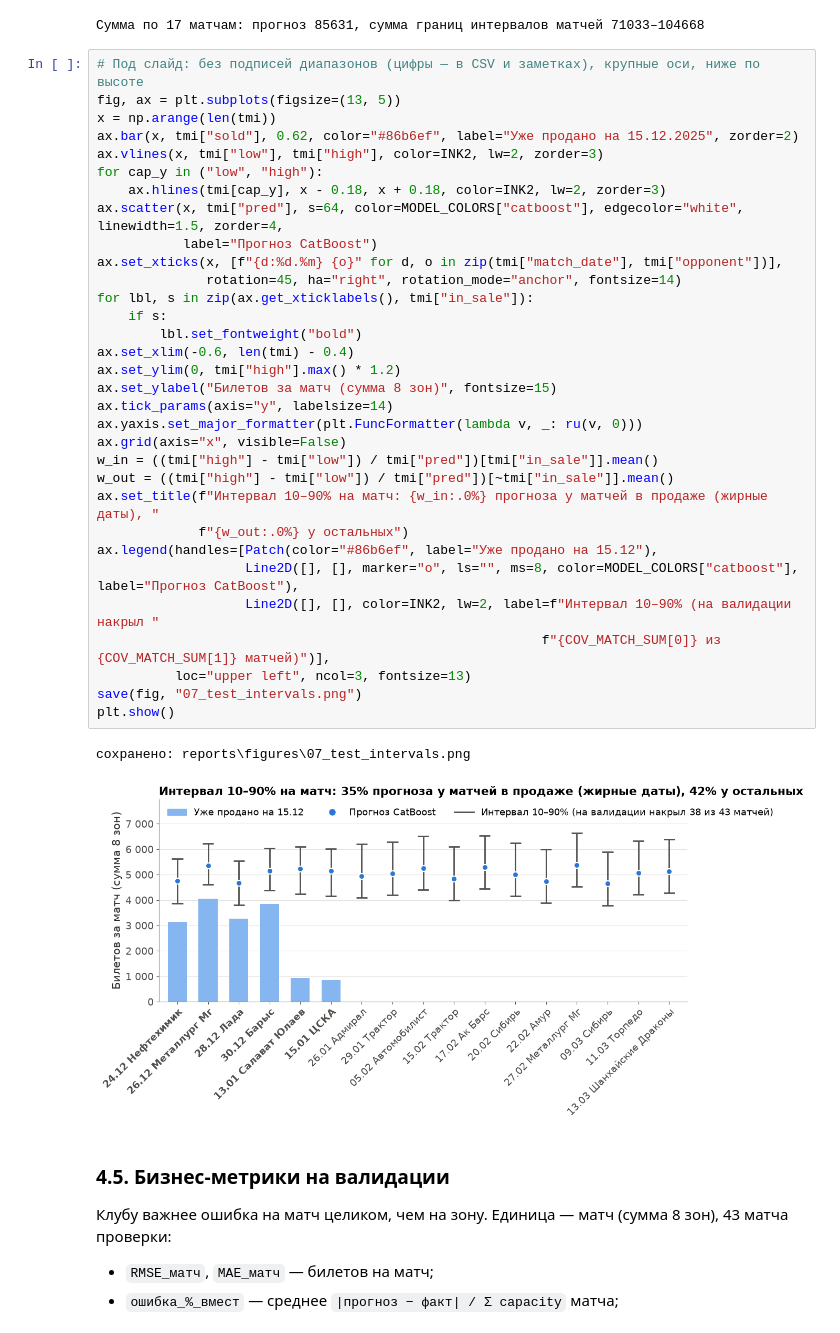
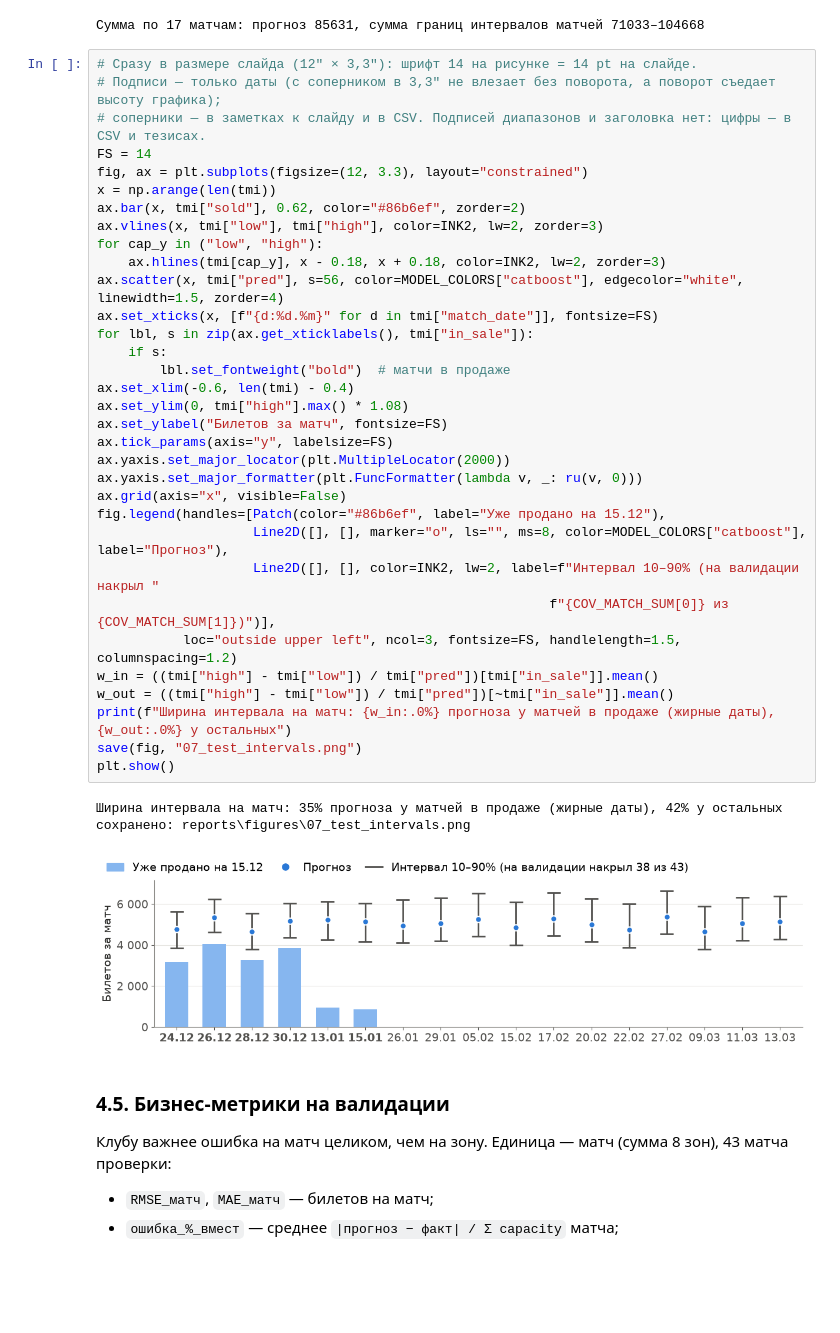
Before and after one commit to shertwg/datamatch-avangard, a Jupyter notebook: notebooks/04_report.ipynb, the cells around one changed output. Saved outputs shown, nothing was run; the diff lists cells and outputs as text; blank space fills up the shorter version.

Commit message:
Figure 07 at slide size
Co-Authored-By: Claude Opus 5.5 <noreply@anthropic.com>

```diff
--- a/notebooks/04_report.ipynb
+++ b/notebooks/04_report.ipynb
@@ -1257,40 +1257,42 @@ print(f"Сумма по 17 матчам: прогноз {TEST_INTERVAL[1]}, су
 | 16 | M102 | 13.03.2026 | Шанхайские Драконы | 0 | 0 | 5131 | 4281 | 6384 | 7065 | ... |
 Сумма по 17 матчам: прогноз 85631, сумма границ интервалов матчей 71033–104668
 # %%
-# Под слайд: без подписей диапазонов (цифры — в CSV и заметках), крупные оси, ниже по высоте
-fig, ax = plt.subplots(figsize=(13, 5))
+# Сразу в размере слайда (12″ × 3,3″): шрифт 14 на рисунке = 14 pt на слайде.
+# Подписи — только даты (с соперником в 3,3″ не влезает без поворота, а поворот съедает высоту графика);
+# соперники — в заметках к слайду и в CSV. Подписей диапазонов и заголовка нет: цифры — в CSV и тезисах.
+FS = 14
+fig, ax = plt.subplots(figsize=(12, 3.3), layout="constrained")
 x = np.arange(len(tmi))
-ax.bar(x, tmi["sold"], 0.62, color="#86b6ef", label="Уже продано на 15.12.2025", zorder=2)
+ax.bar(x, tmi["sold"], 0.62, color="#86b6ef", zorder=2)
 ax.vlines(x, tmi["low"], tmi["high"], color=INK2, lw=2, zorder=3)
 for cap_y in ("low", "high"):
     ax.hlines(tmi[cap_y], x - 0.18, x + 0.18, color=INK2, lw=2, zorder=3)
-ax.scatter(x, tmi["pred"], s=64, color=MODEL_COLORS["catboost"], edgecolor="white", linewidth=1.5, zorder=4,
-           label="Прогноз CatBoost")
-ax.set_xticks(x, [f"{d:%d.%m} {o}" for d, o in zip(tmi["match_date"], tmi["opponent"])],
-              rotation=45, ha="right", rotation_mode="anchor", fontsize=14)
+ax.scatter(x, tmi["pred"], s=56, color=MODEL_COLORS["catboost"], edgecolor="white", linewidth=1.5, zorder=4)
+ax.set_xticks(x, [f"{d:%d.%m}" for d in tmi["match_date"]], fontsize=FS)
 for lbl, s in zip(ax.get_xticklabels(), tmi["in_sale"]):
     if s:
-        lbl.set_fontweight("bold")
+        lbl.set_fontweight("bold")  # матчи в продаже
 ax.set_xlim(-0.6, len(tmi) - 0.4)
-ax.set_ylim(0, tmi["high"].max() * 1.2)
-ax.set_ylabel("Билетов за матч (сумма 8 зон)", fontsize=15)
-ax.tick_params(axis="y", labelsize=14)
+ax.set_ylim(0, tmi["high"].max() * 1.08)
+ax.set_ylabel("Билетов за матч", fontsize=FS)
+ax.tick_params(axis="y", labelsize=FS)
+ax.yaxis.set_major_locator(plt.MultipleLocator(2000))
 ax.yaxis.set_major_formatter(plt.FuncFormatter(lambda v, _: ru(v, 0)))
 ax.grid(axis="x", visible=False)
+fig.legend(handles=[Patch(color="#86b6ef", label="Уже продано на 15.12"),
+                    Line2D([], [], marker="o", ls="", ms=8, color=MODEL_COLORS["catboost"], label="Прогноз"),
+                    Line2D([], [], color=INK2, lw=2, label=f"Интервал 10–90% (на валидации накрыл "
+                                                          f"{COV_MATCH_SUM[0]} из {COV_MATCH_SUM[1]})")],
+           loc="outside upper left", ncol=3, fontsize=FS, handlelength=1.5, columnspacing=1.2)
 w_in = ((tmi["high"] - tmi["low"]) / tmi["pred"])[tmi["in_sale"]].mean()
 w_out = ((tmi["high"] - tmi["low"]) / tmi["pred"])[~tmi["in_sale"]].mean()
-ax.set_title(f"Интервал 10–90% на матч: {w_in:.0%} прогноза у матчей в продаже (жирные даты), "
-             f"{w_out:.0%} у остальных")
-ax.legend(handles=[Patch(color="#86b6ef", label="Уже продано на 15.12"),
-                   Line2D([], [], marker="o", ls="", ms=8, color=MODEL_COLORS["catboost"], label="Прогноз CatBoost"),
-                   Line2D([], [], color=INK2, lw=2, label=f"Интервал 10–90% (на валидации накрыл "
-                                                         f"{COV_MATCH_SUM[0]} из {COV_MATCH_SUM[1]} матчей)")],
-          loc="upper left", ncol=3, fontsize=13)
+print(f"Ширина интервала на матч: {w_in:.0%} прогноза у матчей в продаже (жирные даты), {w_out:.0%} у остальных")
 save(fig, "07_test_intervals.png")
 plt.show()
 # %% [output]
+Ширина интервала на матч: 35% прогноза у матчей в продаже (жирные даты), 42% у остальных
 сохранено: reports\figures\07_test_intervals.png
-[figure, old version]
+[figure, new version]
 # %% [markdown]
 ### 4.5. Бизнес-метрики на валидации
 
```
Also changed, not shown: parts of 1 cell of this notebook, 5 other files.
